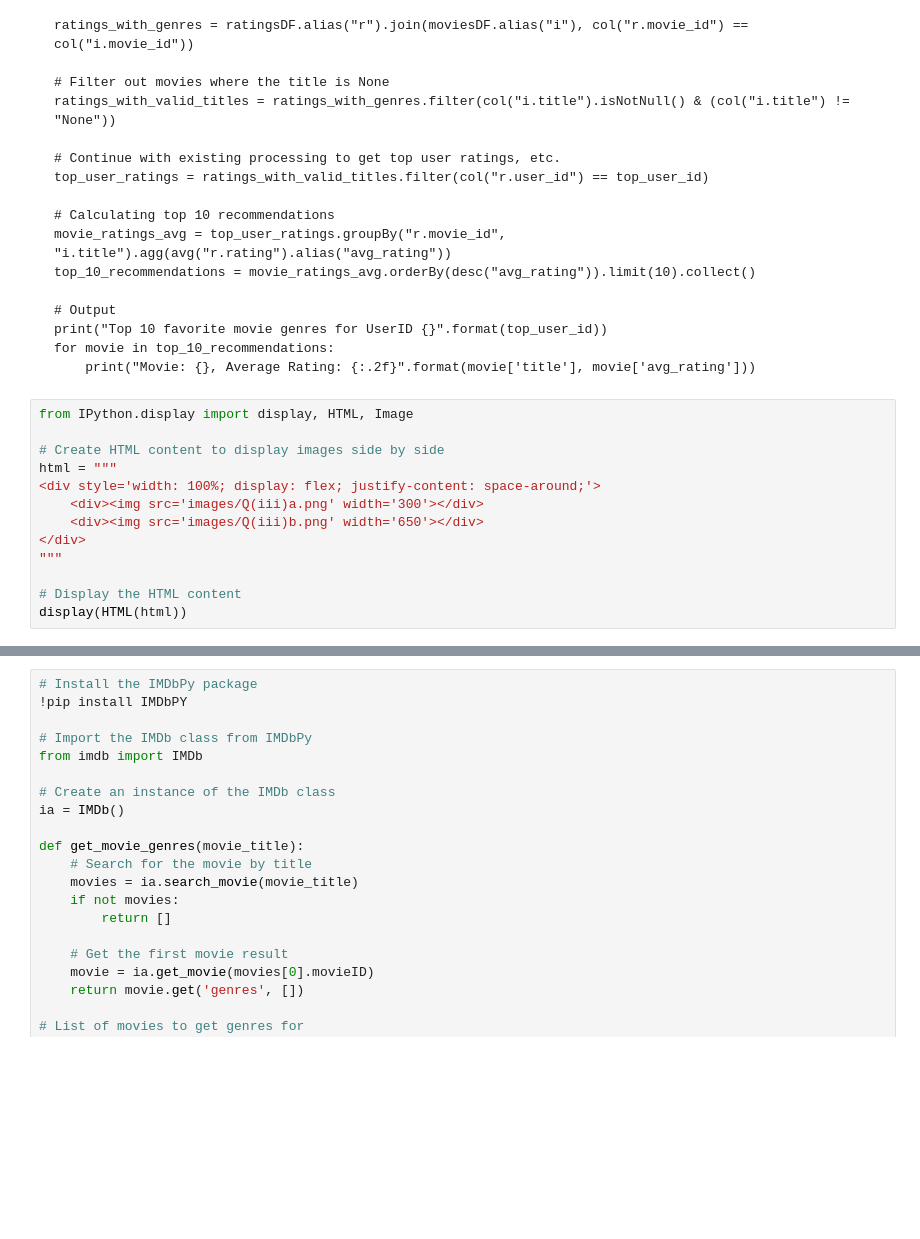
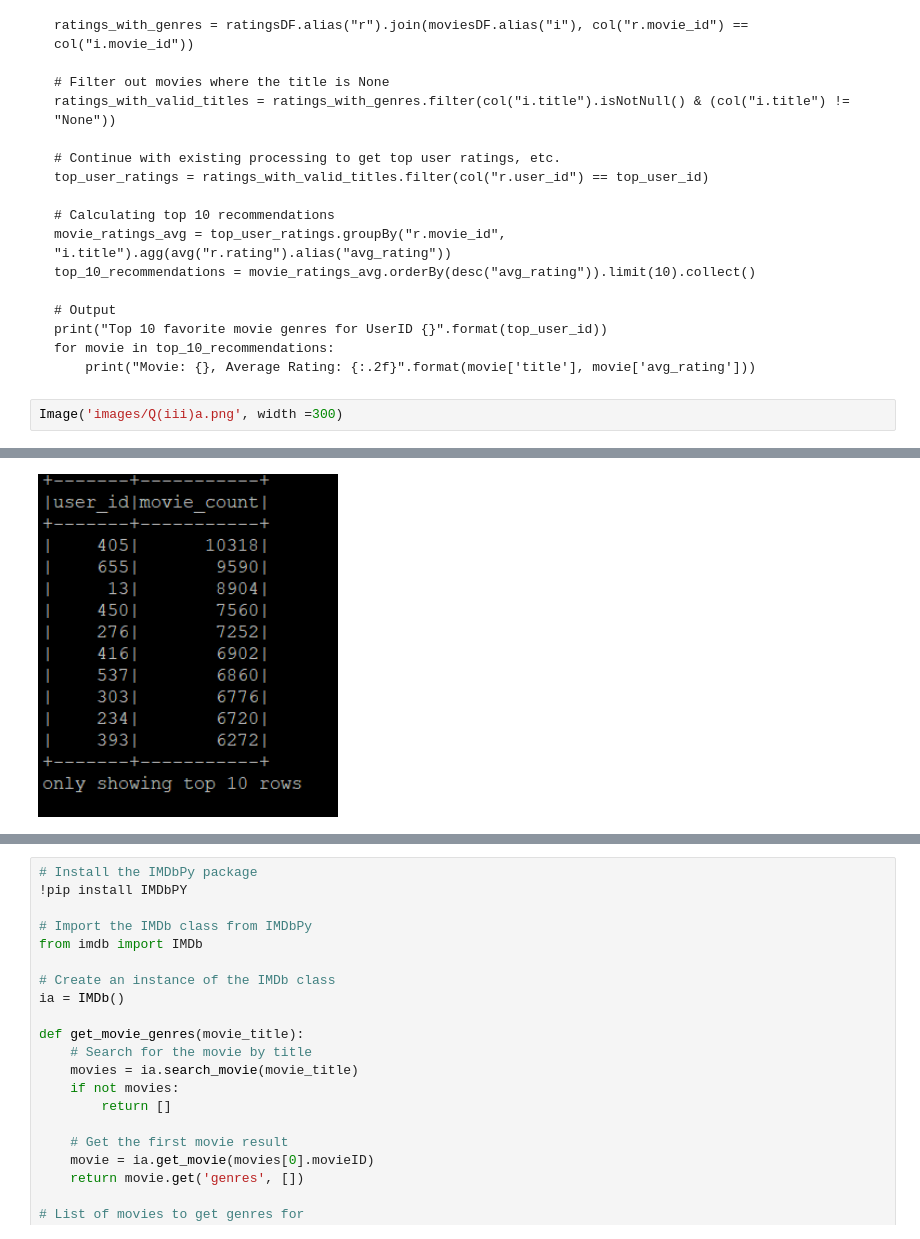
Before and after one commit to mohdkhairilabdulkarim/STQD6324-Data-Management, a Jupyter notebook: Assignment4/Assignment4_v6.ipynb, the cells around one changed output, grey strips where cells are left out. Saved outputs shown, nothing was run; the diff lists cells and outputs as text; blank space fills up the shorter version.

```diff
--- a/Assignment4/Assignment4_v6.ipynb
+++ b/Assignment4/Assignment4_v6.ipynb
@@ -174,16 +174,5 @@ Image('images/Q(ii).png', width =300)
     for movie in top_10_recommendations:
         print("Movie: {}, Average Rating: {:.2f}".format(movie['title'], movie['avg_rating']))
 # %%
-from IPython.display import display, HTML, Image
-
-# Create HTML content to display images side by side
-html = """
-<div style='width: 100%; display: flex; justify-content: space-around;'>
-    <div><img src='images/Q(iii)a.png' width='300'></div>
-    <div><img src='images/Q(iii)b.png' width='650'></div>
-</div>
-"""
-
-# Display the HTML content
-display(HTML(html))
+Image('images/Q(iii)a.png', width =300)
 # %% [output]
@@ -190,0 +179 @@ display(HTML(html))
+[figure, added]
```
Also changed, not shown: parts of 2 cells of this notebook.
